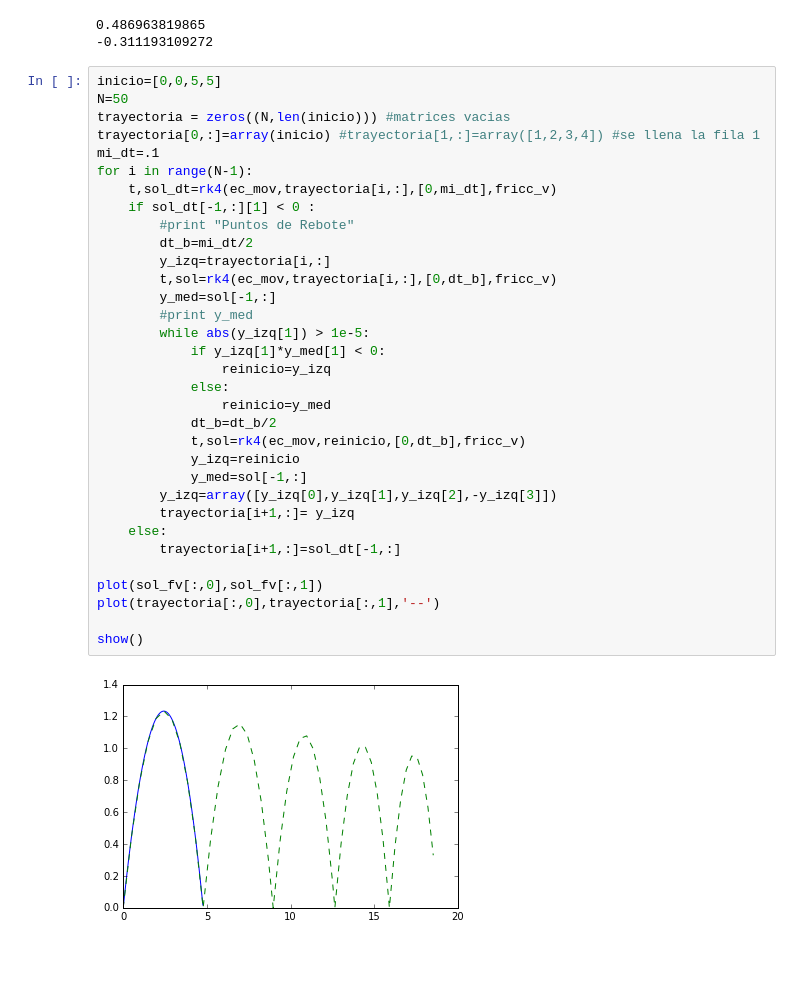
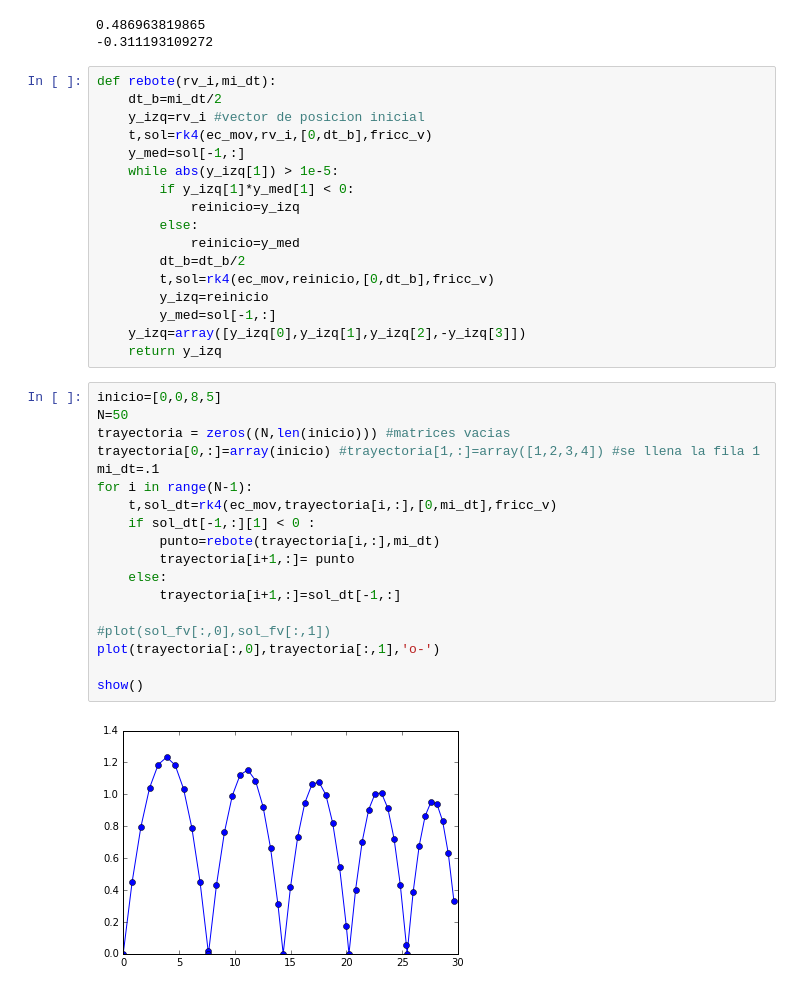
Before and after one commit to adriross/integra, a Jupyter notebook: friccion.ipynb, the cells around one changed output. Saved outputs shown, nothing was run; the diff lists cells and outputs as text; blank space fills up the shorter version.

```diff
--- a/friccion.ipynb
+++ b/friccion.ipynb
@@ -78,38 +78,40 @@ print sol_fv2[-1,:][1]
 # %% [output]
 0.486963819865
 -0.311193109272
+# %%
+def rebote(rv_i,mi_dt):
+    dt_b=mi_dt/2
+    y_izq=rv_i #vector de posicion inicial
+    t,sol=rk4(ec_mov,rv_i,[0,dt_b],fricc_v)
+    y_med=sol[-1,:]
+    while abs(y_izq[1]) > 1e-5:
+        if y_izq[1]*y_med[1] < 0:
+            reinicio=y_izq
+        else:
+            reinicio=y_med
+        dt_b=dt_b/2
+        t,sol=rk4(ec_mov,reinicio,[0,dt_b],fricc_v)
+        y_izq=reinicio
+        y_med=sol[-1,:]
+    y_izq=array([y_izq[0],y_izq[1],y_izq[2],-y_izq[3]])
+    return y_izq
 # %%
-inicio=[0,0,5,5]
+inicio=[0,0,8,5]
 N=50
 trayectoria = zeros((N,len(inicio))) #matrices vacias
 trayectoria[0,:]=array(inicio) #trayectoria[1,:]=array([1,2,3,4]) #se llena la fila 1
 mi_dt=.1
 for i in range(N-1):
     t,sol_dt=rk4(ec_mov,trayectoria[i,:],[0,mi_dt],fricc_v)
     if sol_dt[-1,:][1] < 0 :
-        #print "Puntos de Rebote"
-        dt_b=mi_dt/2
-        y_izq=trayectoria[i,:]
-        t,sol=rk4(ec_mov,trayectoria[i,:],[0,dt_b],fricc_v)
-        y_med=sol[-1,:]
-        #print y_med
-        while abs(y_izq[1]) > 1e-5:
-            if y_izq[1]*y_med[1] < 0:
-                reinicio=y_izq
-            else:
-                reinicio=y_med
-            dt_b=dt_b/2
-            t,sol=rk4(ec_mov,reinicio,[0,dt_b],fricc_v)
-            y_izq=reinicio
-            y_med=sol[-1,:]
-        y_izq=array([y_izq[0],y_izq[1],y_izq[2],-y_izq[3]])
-        trayectoria[i+1,:]= y_izq
+        punto=rebote(trayectoria[i,:],mi_dt)
+        trayectoria[i+1,:]= punto
     else:
         trayectoria[i+1,:]=sol_dt[-1,:]
 
-plot(sol_fv[:,0],sol_fv[:,1])
-plot(trayectoria[:,0],trayectoria[:,1],'--')
+#plot(sol_fv[:,0],sol_fv[:,1])
+plot(trayectoria[:,0],trayectoria[:,1],'o-')
 
 show()
 # %% [output]
-[figure, old version]
+[figure, new version]
```
